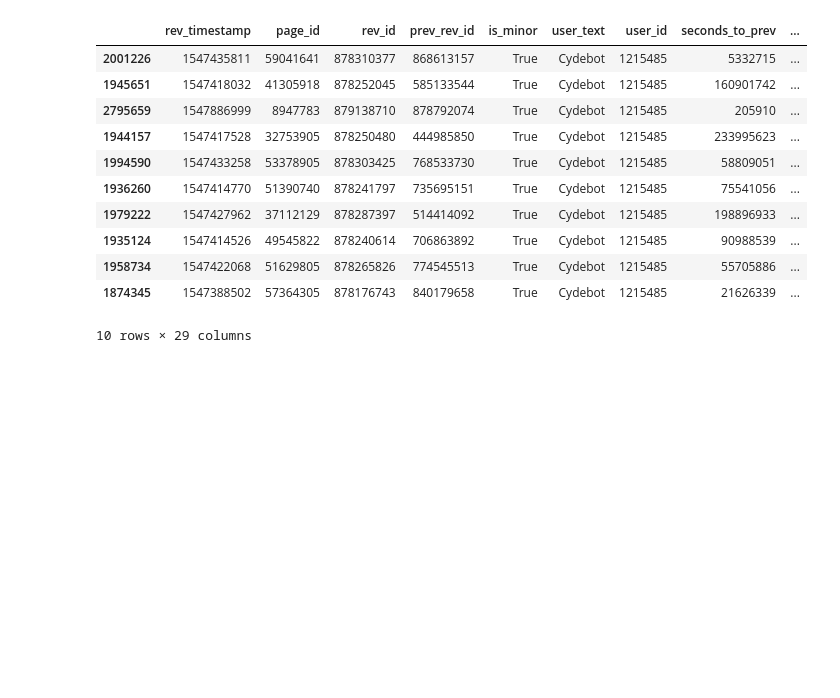
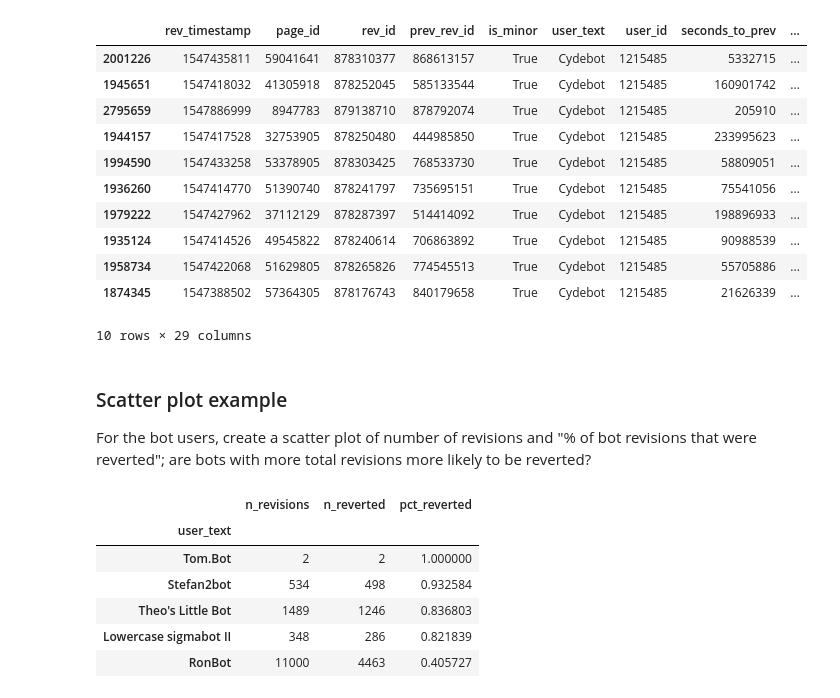
Before and after one commit to levon003/wiki-ores-feedback, a Jupyter notebook: reu2021/InitialAnalysis.ipynb, the cells around one changed output. Saved outputs shown, nothing was run; the diff lists cells and outputs as text; code cells hidden in the pictures; blank space fills up the shorter version.

```diff
--- a/reu2021/InitialAnalysis.ipynb
+++ b/reu2021/InitialAnalysis.ipynb
@@ -250,3 +250,27 @@ bdf[bdf.user_text == 'Cydebot'].sample(n=10)
 | 1958734 | 1547422068 | 51629805 | 878265826 | 774545513 | True | Cydebot | 1215485 | 55705886 | ... |
 | 1874345 | 1547388502 | 57364305 | 878176743 | 840179658 | True | Cydebot | 1215485 | 21626339 | ... |
 10 rows × 29 columns
+# %% [markdown]
+### Scatter plot example
+
+For the bot users, create a scatter plot of number of revisions and "% of bot revisions that were reverted"; are bots with more total revisions more likely to be reverted?
+# %%
+grouped_bots = df[df.user_is_bot].groupby('user_text')
+
+bot_df = grouped_bots.agg({
+    'rev_id': len,
+    'is_reverted': np.sum,
+}).rename(columns={
+    'rev_id': 'n_revisions',
+    'is_reverted': 'n_reverted',
+})
+bot_df['pct_reverted'] = bot_df.n_reverted / bot_df.n_revisions
+bot_df.sort_values(by='pct_reverted', ascending=False).head()
+# %% [output]
+|  | n_revisions | n_reverted | pct_reverted |
+| user_text |  |  |  |
+| Tom.Bot | 2 | 2 | 1.000000 |
+| Stefan2bot | 534 | 498 | 0.932584 |
+| Theo's Little Bot | 1489 | 1246 | 0.836803 |
+| Lowercase sigmabot II | 348 | 286 | 0.821839 |
+| RonBot | 11000 | 4463 | 0.405727 |
```
Also changed, not shown: parts of 2 cells of this notebook.
